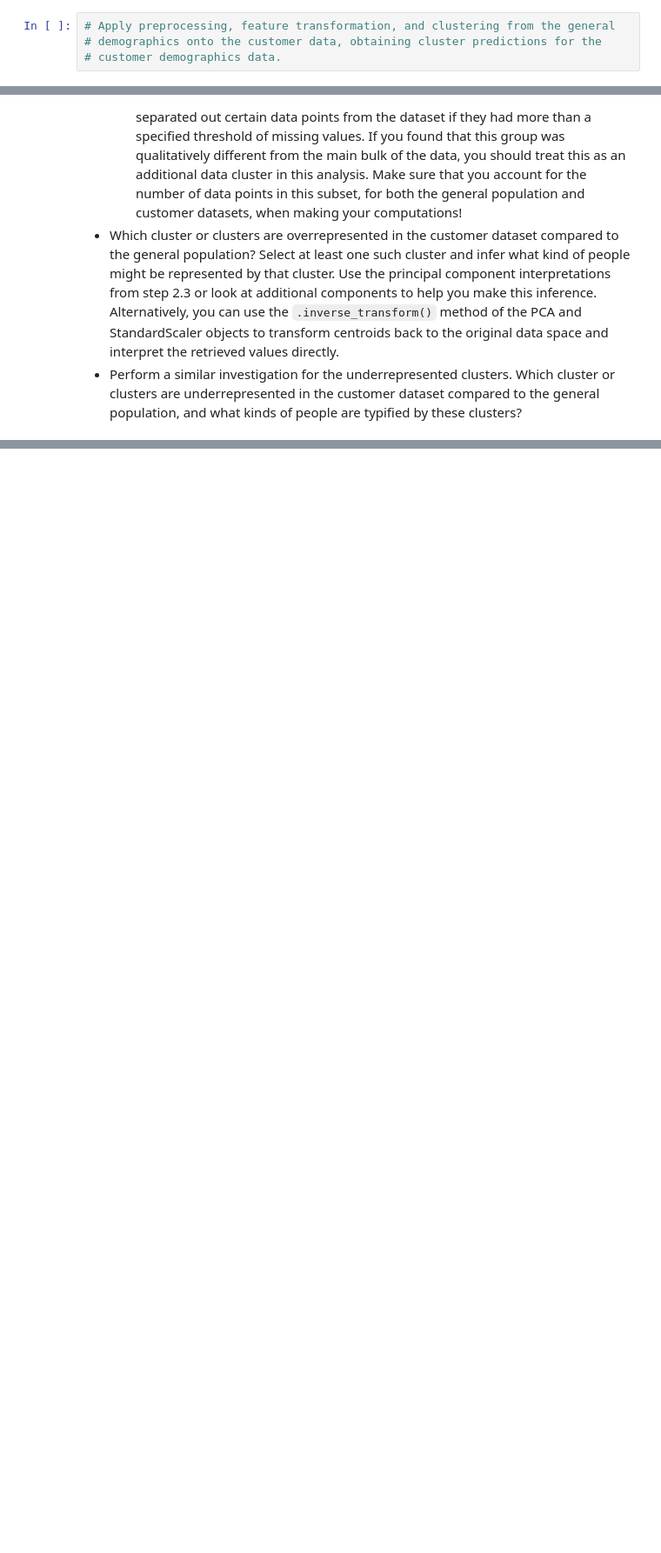
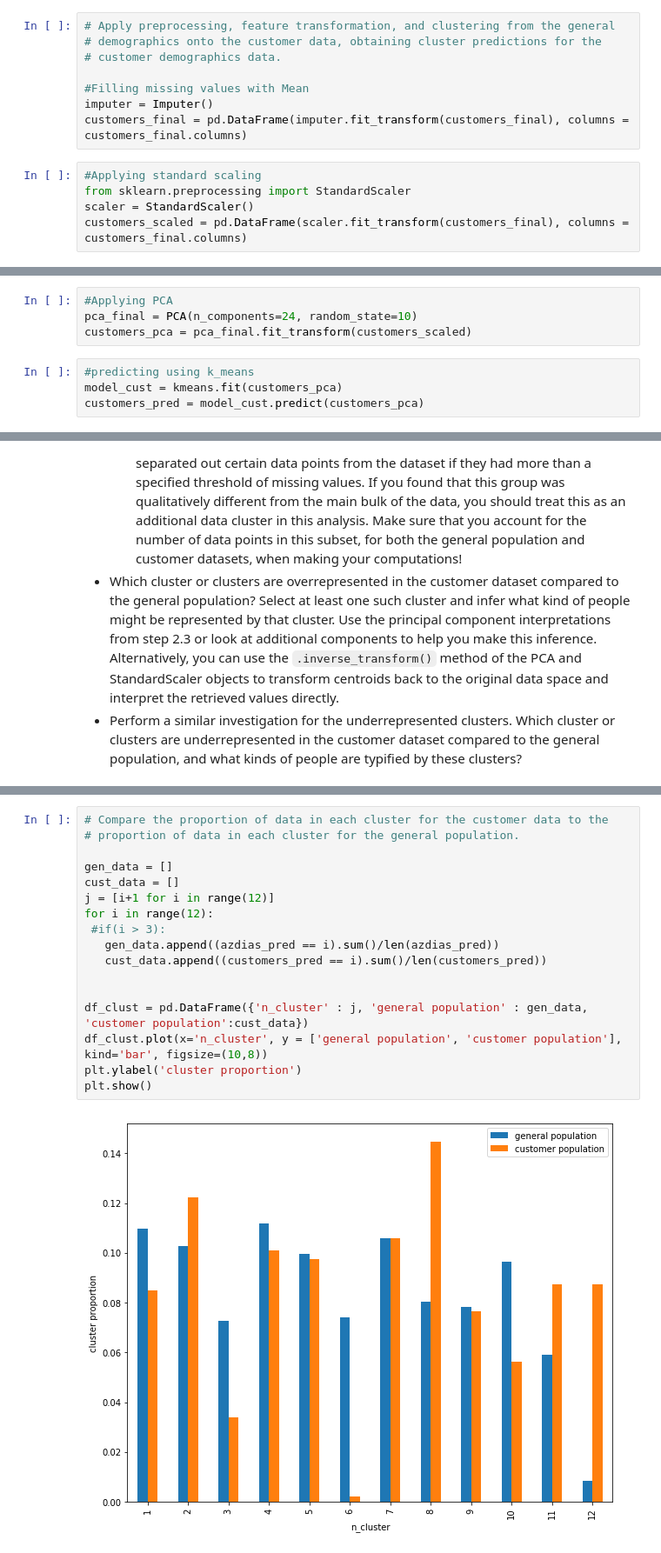
Before and after one commit to sumitsaraswat/Identify_Customer_Segments, a Jupyter notebook: Identify_Customer_Segments.ipynb, the cells around one changed output, grey strips where cells are left out. Shown: that part at 87% size. Saved outputs shown, nothing was run; the diff lists cells and outputs as text; blank space fills up the shorter version.

```diff
--- a/Identify_Customer_Segments.ipynb
+++ b/Identify_Customer_Segments.ipynb
@@ -931,3 +1050,12 @@ customers =
 # Apply preprocessing, feature transformation, and clustering from the general
 # demographics onto the customer data, obtaining cluster predictions for the
 # customer demographics data.
+
+#Filling missing values with Mean
+imputer = Imputer()
+customers_final = pd.DataFrame(imputer.fit_transform(customers_final), columns = customers_final.columns)
+# %%
+#Applying standard scaling
+from sklearn.preprocessing import StandardScaler
+scaler = StandardScaler()
+customers_scaled = pd.DataFrame(scaler.fit_transform(customers_final), columns = customers_final.columns)
@@ -934,3 +1083,11 @@ customers =
+# %%
+#Applying PCA
+pca_final = PCA(n_components=24, random_state=10)
+customers_pca = pca_final.fit_transform(customers_scaled)
+# %%
+#predicting using k_means
+model_cust = kmeans.fit(customers_pca)
+customers_pred = model_cust.predict(customers_pca)
 # %% [markdown]
 ### Step 3.3: Compare Customer Data to Demographics Data
 
@@ -950,3 +1104,22 @@ Take a look at the following points in this step:
+# %%
+# Compare the proportion of data in each cluster for the customer data to the
+# proportion of data in each cluster for the general population.
+
+gen_data = []
+cust_data = []
+j = [i+1 for i in range(12)]
+for i in range(12):
+ #if(i > 3):
+   gen_data.append((azdias_pred == i).sum()/len(azdias_pred))
+   cust_data.append((customers_pred == i).sum()/len(customers_pred))
+
+
+df_clust = pd.DataFrame({'n_cluster' : j, 'general population' : gen_data, 'customer population':cust_data})
+df_clust.plot(x='n_cluster', y = ['general population', 'customer population'], kind='bar', figsize=(10,8))
+plt.ylabel('cluster proportion')
+plt.show()
+# %% [output]
+[figure, added]
 # %%
 # What kinds of people are part of a cluster that is overrepresented in the
 # customer data compared to the general population?
```
Also changed, not shown: parts of 54 cells of this notebook.
